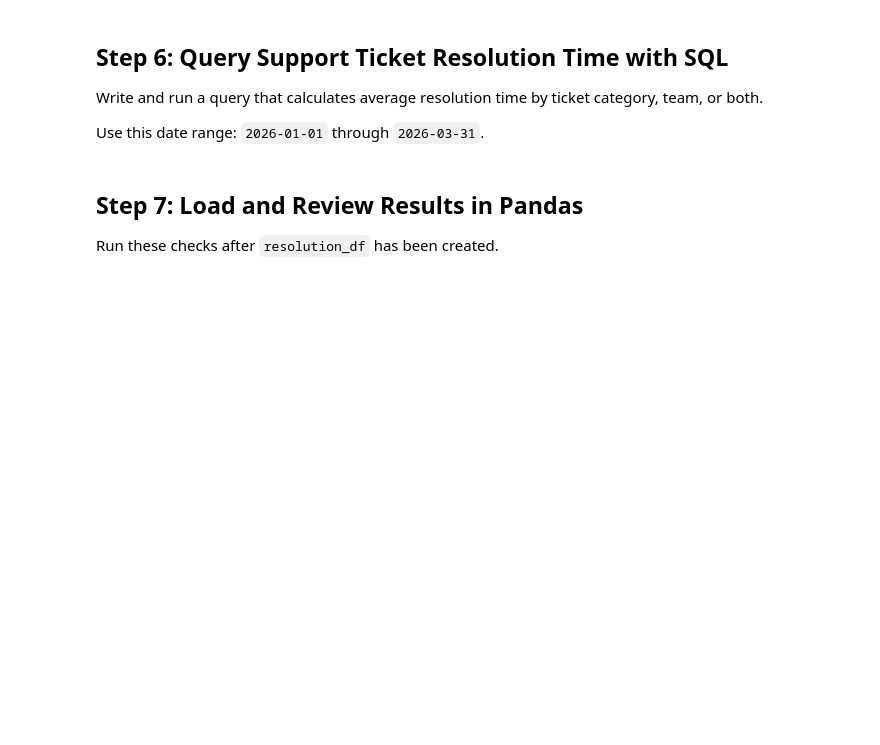
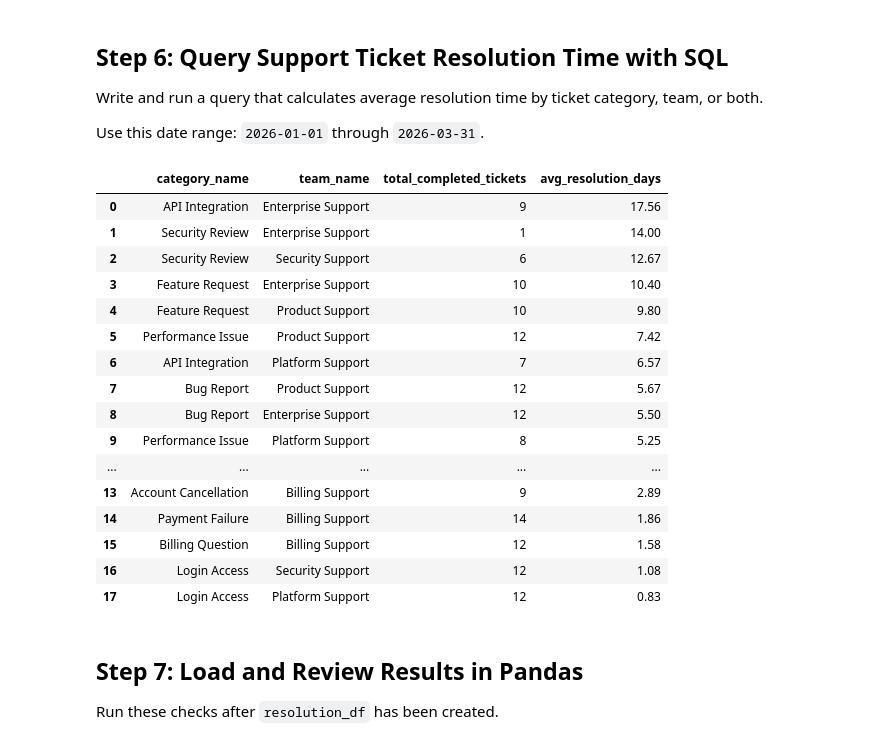
Before and after one commit to janbalangue/SQL-to-Python-Cloud-Notebook-Workflow, a Jupyter notebook: sql_modern_workflows_lab.ipynb, the cells around one changed output. Cells and saved outputs as stored; diff of their text form; code cells hidden in the pictures; blank space fills up the shorter version.

```diff
--- a/sql_modern_workflows_lab.ipynb
+++ b/sql_modern_workflows_lab.ipynb
@@ -177,31 +206,51 @@ Use this date range: `2026-01-01` through `2026-03-31`.
 # %%
 # Query
 
-query = """
+resolution_df = pd.read_sql_query("""
 SELECT
     c.category_name,
     tm.team_name,
+    COUNT(t.ticket_id) AS total_completed_tickets,
     ROUND(
         AVG(
-            (julianday(t.resolved_date) - julianday(t.created_date)) * 24
+            julianday(t.resolved_date) - julianday(t.created_date)
         ),
         2
-    ) AS avg_resolution_hours
+    ) AS avg_resolution_days
 FROM tickets AS t
 JOIN ticket_categories AS c
     ON t.category_id = c.category_id
 JOIN teams AS tm
     ON t.team_id = tm.team_id
-WHERE t.status = 'Resolved'
-  AND t.resolved_date >= '2026-01-01'
-  AND t.resolved_date < '2026-04-01'
+WHERE t.status IN ('Resolved', 'Closed')
+  AND t.created_date >= '2026-01-01'
+  AND t.created_date < '2026-04-01'
+  AND t.resolved_date IS NOT NULL
 GROUP BY
     c.category_name,
-    tm.team_name;
-"""
+    tm.team_name
+ORDER BY avg_resolution_days DESC;
+""", conn)
 
-resolution_df = pd.read_sql_query(query, conn)
 display(resolution_df)
+# %% [output]
+|  | category_name | team_name | total_completed_tickets | avg_resolution_days |
+| 0 | API Integration | Enterprise Support | 9 | 17.56 |
+| 1 | Security Review | Enterprise Support | 1 | 14.00 |
+| 2 | Security Review | Security Support | 6 | 12.67 |
+| 3 | Feature Request | Enterprise Support | 10 | 10.40 |
+| 4 | Feature Request | Product Support | 10 | 9.80 |
+| 5 | Performance Issue | Product Support | 12 | 7.42 |
+| 6 | API Integration | Platform Support | 7 | 6.57 |
+| 7 | Bug Report | Product Support | 12 | 5.67 |
+| 8 | Bug Report | Enterprise Support | 12 | 5.50 |
+| 9 | Performance Issue | Platform Support | 8 | 5.25 |
+| ... | ... | ... | ... | ... |
+| 13 | Account Cancellation | Billing Support | 9 | 2.89 |
+| 14 | Payment Failure | Billing Support | 14 | 1.86 |
+| 15 | Billing Question | Billing Support | 12 | 1.58 |
+| 16 | Login Access | Security Support | 12 | 1.08 |
+| 17 | Login Access | Platform Support | 12 | 0.83 |
 # %% [markdown]
 ## Step 7: Load and Review Results in Pandas
 
```
Also changed, not shown: parts of 15 cells of this notebook.
